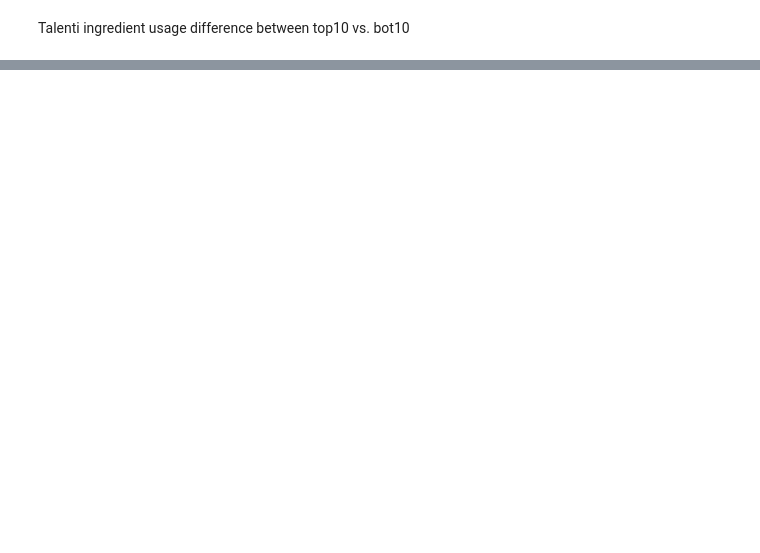
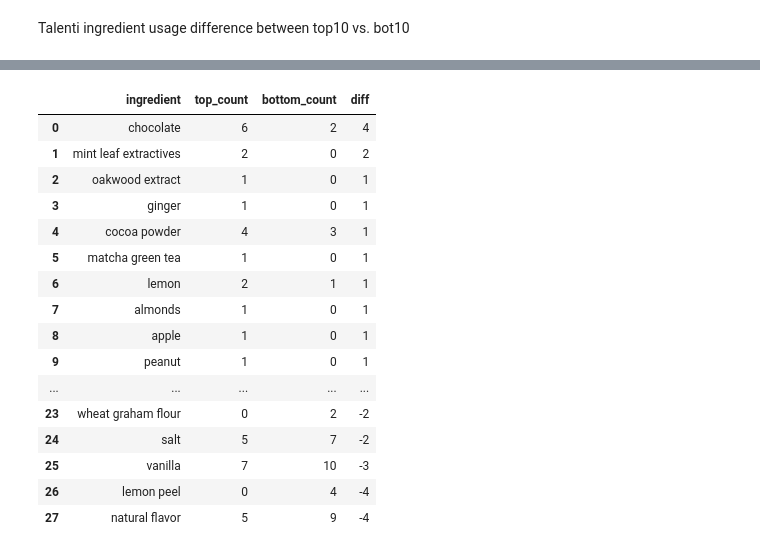
Before and after one commit to kajinmo/icecream, a Jupyter notebook: icecream-p2-ingredients.ipynb, the cells around one changed output, grey strips where cells are left out. Cells and saved outputs as stored; diff of their text form; code cells hidden in the pictures; blank space fills up the shorter version.

```diff
--- a/icecream-p2-ingredients.ipynb
+++ b/icecream-p2-ingredients.ipynb
@@ -556,0 +590,6 @@ diff_graph_ingredients('Talenti', df)
+# %%
+#setting parameters
+
+brand = 'Talenti'
+ingredient_group = flavor
+df = df.copy()
@@ -556,0 +626,21 @@ diff_graph_ingredients('Talenti', df)
+# %%
+diff_table_tl = compare_top10_and_bot10_ingredients('Talenti', df, flavor)
+diff_table_tl
+# %% [output]
+|  | ingredient | top_count | bottom_count | diff |
+| 0 | chocolate | 6 | 2 | 4 |
+| 1 | mint leaf extractives | 2 | 0 | 2 |
+| 2 | oakwood extract | 1 | 0 | 1 |
+| 3 | ginger | 1 | 0 | 1 |
+| 4 | cocoa powder | 4 | 3 | 1 |
+| 5 | matcha green tea | 1 | 0 | 1 |
+| 6 | lemon | 2 | 1 | 1 |
+| 7 | almonds | 1 | 0 | 1 |
+| 8 | apple | 1 | 0 | 1 |
+| 9 | peanut | 1 | 0 | 1 |
+| ... | ... | ... | ... | ... |
+| 23 | wheat graham flour | 0 | 2 | -2 |
+| 24 | salt | 5 | 7 | -2 |
+| 25 | vanilla | 7 | 10 | -3 |
+| 26 | lemon peel | 0 | 4 | -4 |
+| 27 | natural flavor | 5 | 9 | -4 |
```
Also changed, not shown: parts of 19 cells of this notebook.
